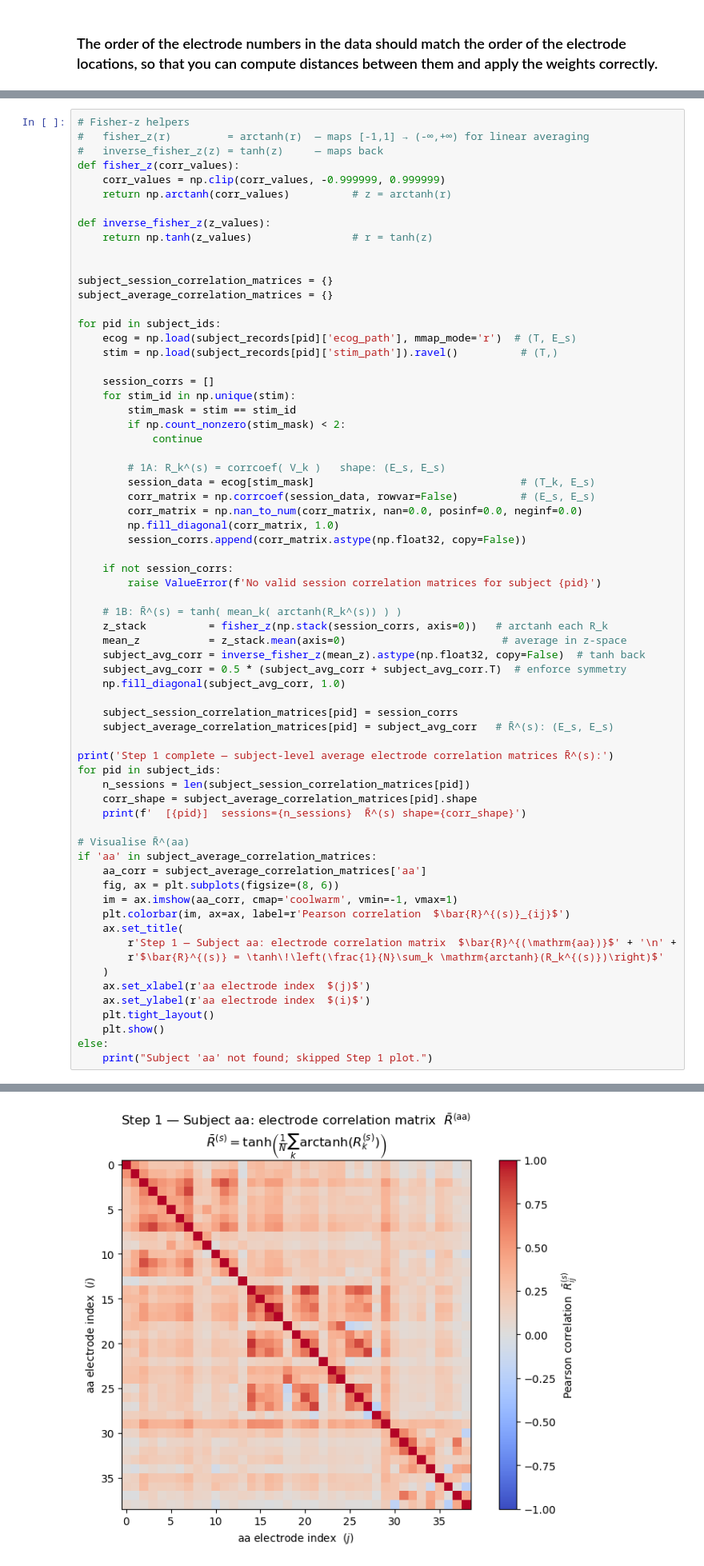
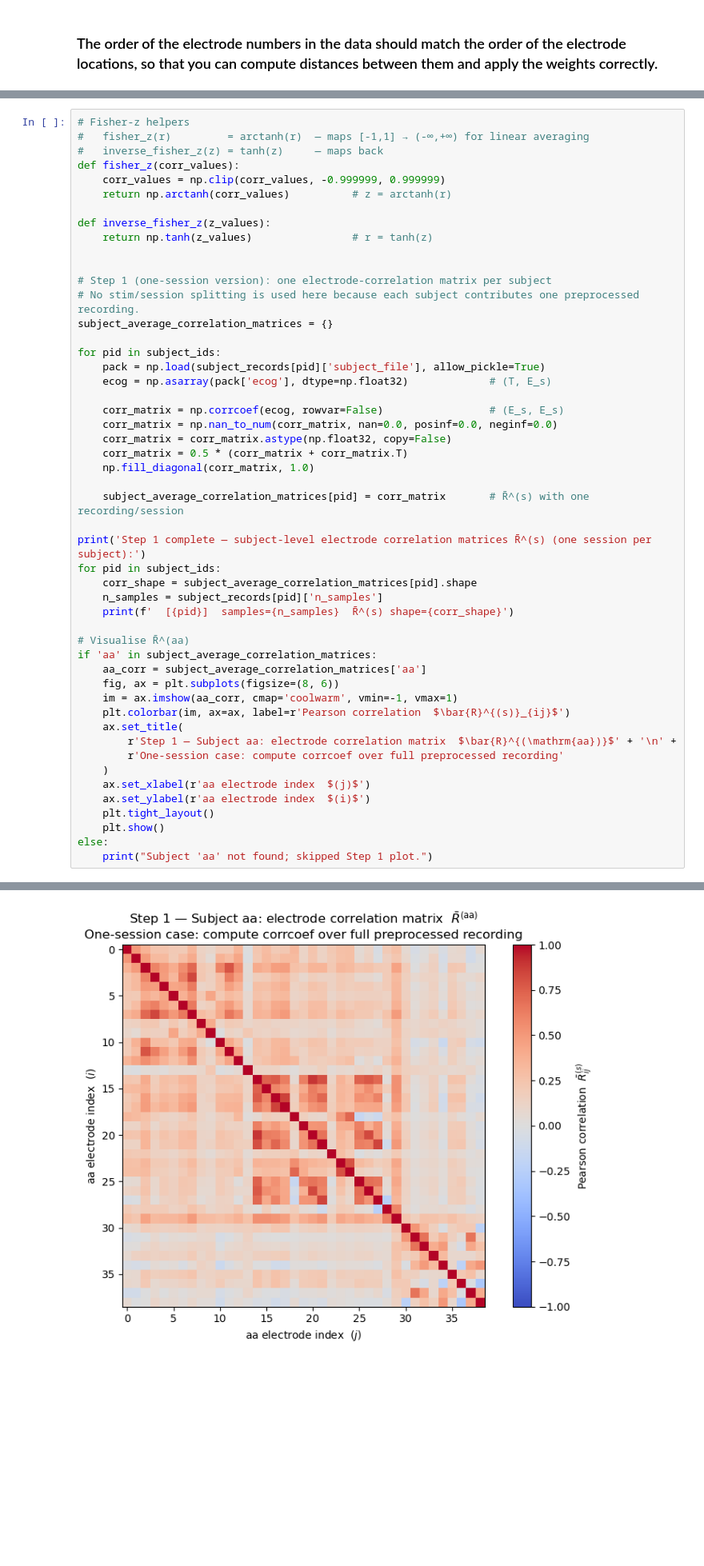
Before and after one commit to NoahWanless/SuperEeg-M467-project, a Jupyter notebook: Electrode_Correlations.ipynb, the cells around one changed output, grey strips where cells are left out. Shown at 80% size. Saved outputs shown, nothing was run; the diff lists cells and outputs as text; blank space fills up the shorter version.

Commit message:
added a bunch of formulas and plots to the correlation notebook

```diff
--- a/Electrode_Correlations.ipynb
+++ b/Electrode_Correlations.ipynb
@@ -161,44 +172,27 @@ def inverse_fisher_z(z_values):
     return np.tanh(z_values)                # r = tanh(z)
 
 
-subject_session_correlation_matrices = {}
+# Step 1 (one-session version): one electrode-correlation matrix per subject
+# No stim/session splitting is used here because each subject contributes one preprocessed recording.
 subject_average_correlation_matrices = {}
 
 for pid in subject_ids:
-    ecog = np.load(subject_records[pid]['ecog_path'], mmap_mode='r')  # (T, E_s)
-    stim = np.load(subject_records[pid]['stim_path']).ravel()          # (T,)
+    pack = np.load(subject_records[pid]['subject_file'], allow_pickle=True)
+    ecog = np.asarray(pack['ecog'], dtype=np.float32)             # (T, E_s)
 
-    session_corrs = []
-    for stim_id in np.unique(stim):
-        stim_mask = stim == stim_id
-        if np.count_nonzero(stim_mask) < 2:
-            continue
+    corr_matrix = np.corrcoef(ecog, rowvar=False)                 # (E_s, E_s)
+    corr_matrix = np.nan_to_num(corr_matrix, nan=0.0, posinf=0.0, neginf=0.0)
+    corr_matrix = corr_matrix.astype(np.float32, copy=False)
+    corr_matrix = 0.5 * (corr_matrix + corr_matrix.T)
+    np.fill_diagonal(corr_matrix, 1.0)
 
-        # 1A: R_k^(s) = corrcoef( V_k )   shape: (E_s, E_s)
-        session_data = ecog[stim_mask]                                 # (T_k, E_s)
-        corr_matrix = np.corrcoef(session_data, rowvar=False)          # (E_s, E_s)
-        corr_matrix = np.nan_to_num(corr_matrix, nan=0.0, posinf=0.0, neginf=0.0)
-        np.fill_diagonal(corr_matrix, 1.0)
-        session_corrs.append(corr_matrix.astype(np.float32, copy=False))
+    subject_average_correlation_matrices[pid] = corr_matrix       # R̄^(s) with one recording/session
 
-    if not session_corrs:
-        raise ValueError(f'No valid session correlation matrices for subject {pid}')
-
-    # 1B: R̄^(s) = tanh( mean_k( arctanh(R_k^(s)) ) )
-    z_stack          = fisher_z(np.stack(session_corrs, axis=0))   # arctanh each R_k
-    mean_z           = z_stack.mean(axis=0)                         # average in z-space
-    subject_avg_corr = inverse_fisher_z(mean_z).astype(np.float32, copy=False)  # tanh back
-    subject_avg_corr = 0.5 * (subject_avg_corr + subject_avg_corr.T)  # enforce symmetry
-    np.fill_diagonal(subject_avg_corr, 1.0)
-
-    subject_session_correlation_matrices[pid] = session_corrs
-    subject_average_correlation_matrices[pid] = subject_avg_corr   # R̄^(s): (E_s, E_s)
-
-print('Step 1 complete — subject-level average electrode correlation matrices R̄^(s):')
+print('Step 1 complete — subject-level electrode correlation matrices R̄^(s) (one session per subject):')
 for pid in subject_ids:
-    n_sessions = len(subject_session_correlation_matrices[pid])
     corr_shape = subject_average_correlation_matrices[pid].shape
-    print(f'  [{pid}]  sessions={n_sessions}  R̄^(s) shape={corr_shape}')
+    n_samples = subject_records[pid]['n_samples']
+    print(f'  [{pid}]  samples={n_samples}  R̄^(s) shape={corr_shape}')
 
 # Visualise R̄^(aa)
 if 'aa' in subject_average_correlation_matrices:
@@ -208,7 +202,7 @@ if 'aa' in subject_average_correlation_matrices:
     plt.colorbar(im, ax=ax, label=r'Pearson correlation  $\bar{R}^{(s)}_{ij}$')
     ax.set_title(
         r'Step 1 — Subject aa: electrode correlation matrix  $\bar{R}^{(\mathrm{aa})}$' + '\n' +
-        r'$\bar{R}^{(s)} = \tanh\!\left(\frac{1}{N}\sum_k \mathrm{arctanh}(R_k^{(s)})\right)$'
+        r'One-session case: compute corrcoef over full preprocessed recording'
     )
     ax.set_xlabel(r'aa electrode index  $(j)$')
     ax.set_ylabel(r'aa electrode index  $(i)$')
@@ -234,4 +228,4 @@ Step 1 complete — subject-level average electrode correlation matrices R̄^(s)
-[figure, old version]
+[figure, new version]
 # %% [markdown]
 # Step 2 — Gaussian distance weights &nbsp;&nbsp;*(Paper Eq. 1)*
 
```
Also changed, not shown: parts of 26 cells of this notebook, 2 other files.
